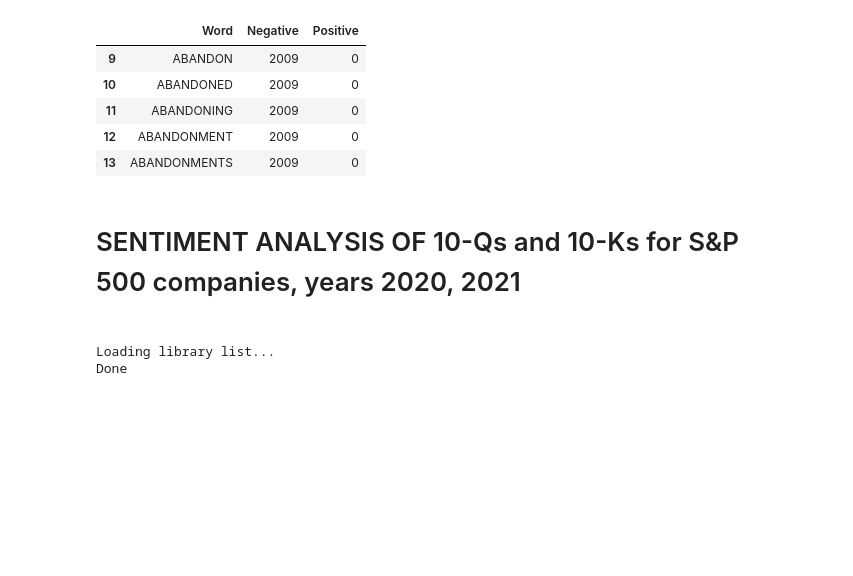
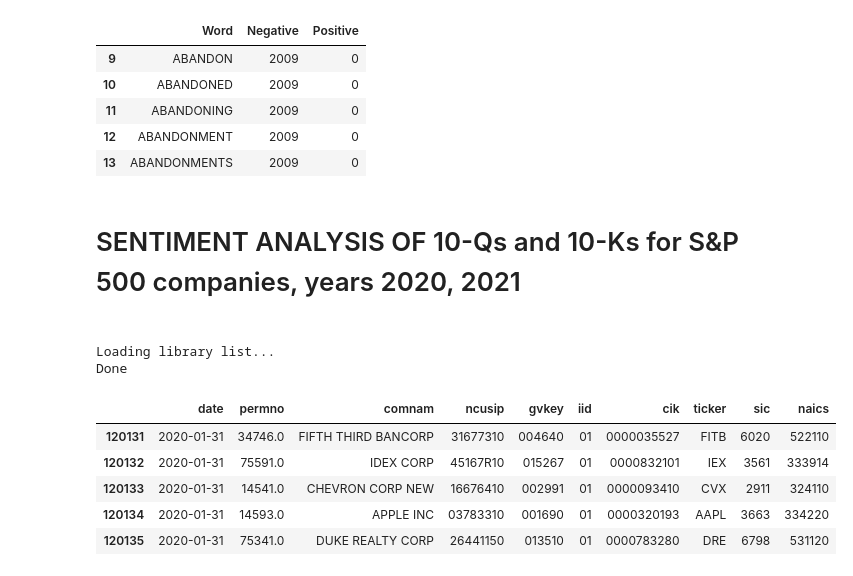
Before and after one commit to Denisfench/10k-sentiment-analysis, a Jupyter notebook: 10K-sentiment-analysis-final.ipynb, the cells around one changed output. Cells and saved outputs as stored; diff of their text form; code cells hidden in the pictures; blank space fills up the shorter version.

```diff
--- a/10K-sentiment-analysis-final.ipynb
+++ b/10K-sentiment-analysis-final.ipynb
@@ -695,3 +712,15 @@ Done
 # retrieving all S&P 500 records for the two-year period (from '2020-01-01'
 # to '2021-12-31')
 sp500_sample = get_sp500_records_by_date(sp500_all, '2020-01-01', '2021-12-31')
+# %%
+# retrieving all S&P 500 filings for the two-year period (from '2020-01-01'
+# to '2021-12-31') from the Edgar database
+# the filings will be stored in "sp500_filings_sample" directory
+sp500_sample.head()
+# %% [output]
+|  | date | permno | comnam | ncusip | gvkey | iid | cik | ticker | sic | naics |
+| 120131 | 2020-01-31 | 34746.0 | FIFTH THIRD BANCORP | 31677310 | 004640 | 01 | 0000035527 | FITB | 6020 | 522110 |
+| 120132 | 2020-01-31 | 75591.0 | IDEX CORP | 45167R10 | 015267 | 01 | 0000832101 | IEX | 3561 | 333914 |
+| 120133 | 2020-01-31 | 14541.0 | CHEVRON CORP NEW | 16676410 | 002991 | 01 | 0000093410 | CVX | 2911 | 324110 |
+| 120134 | 2020-01-31 | 14593.0 | APPLE INC | 03783310 | 001690 | 01 | 0000320193 | AAPL | 3663 | 334220 |
+| 120135 | 2020-01-31 | 75341.0 | DUKE REALTY CORP | 26441150 | 013510 | 01 | 0000783280 | DRE | 6798 | 531120 |
```
Also changed, not shown: parts of 6 cells of this notebook.
